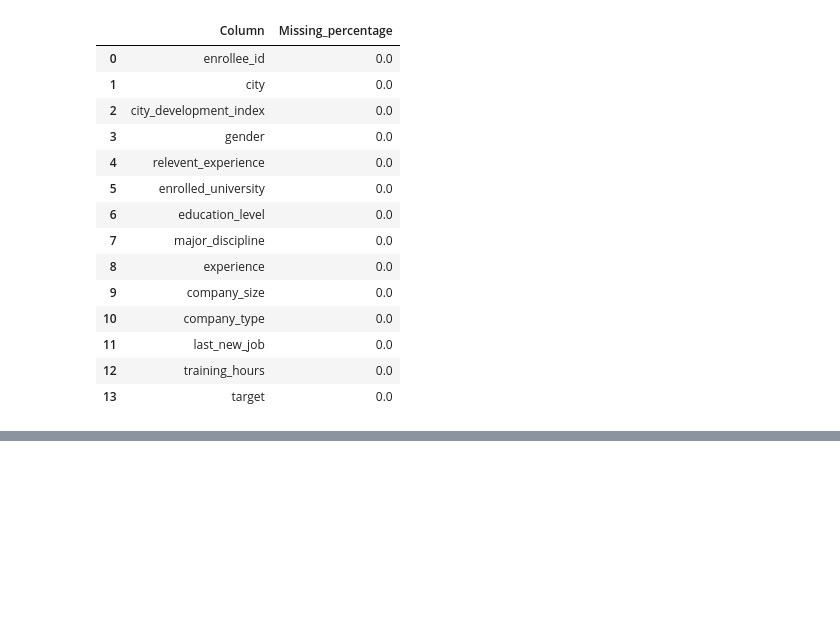
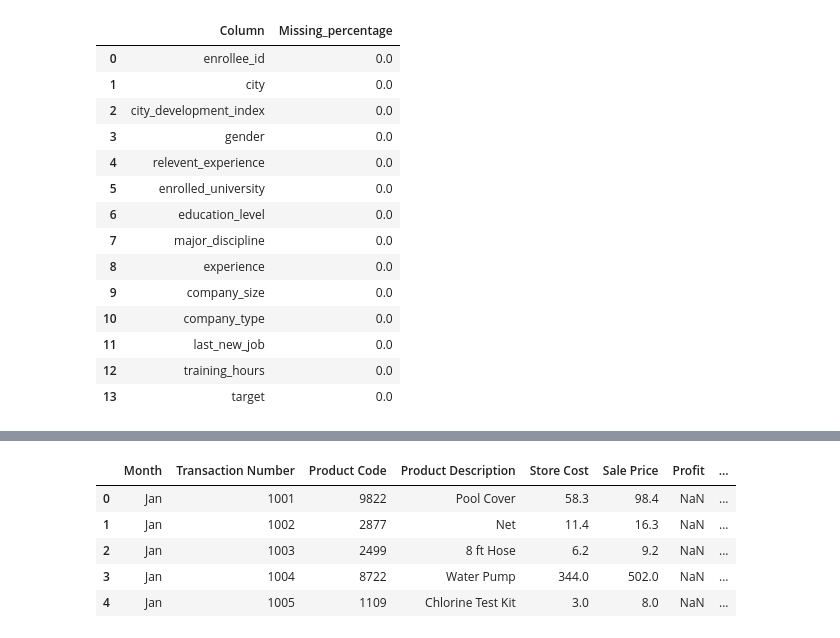
Before and after one commit to purity123-kaluku/Pandas-Tutorial, a Jupyter notebook: 5.Data Analysis.ipynb, the cells around one changed output, grey strips where cells are left out. Cells and saved outputs as stored; diff of their text form; code cells hidden in the pictures; blank space fills up the shorter version.

```diff
--- a/5.Data Analysis.ipynb
+++ b/5.Data Analysis.ipynb
@@ -451,0 +485,9 @@ missing_percentage(df_train)
+# %%
+df.head()
+# %% [output]
+|  | Month | Transaction Number | Product Code | Product Description | Store Cost | Sale Price | Profit | ... |
+| 0 | Jan | 1001 | 9822 | Pool Cover | 58.3 | 98.4 | NaN | ... |
+| 1 | Jan | 1002 | 2877 | Net | 11.4 | 16.3 | NaN | ... |
+| 2 | Jan | 1003 | 2499 | 8 ft Hose | 6.2 | 9.2 | NaN | ... |
+| 3 | Jan | 1004 | 8722 | Water Pump | 344.0 | 502.0 | NaN | ... |
+| 4 | Jan | 1005 | 1109 | Chlorine Test Kit | 3.0 | 8.0 | NaN | ... |
```
Also changed, not shown: parts of 10 cells of this notebook, 5 other files.
